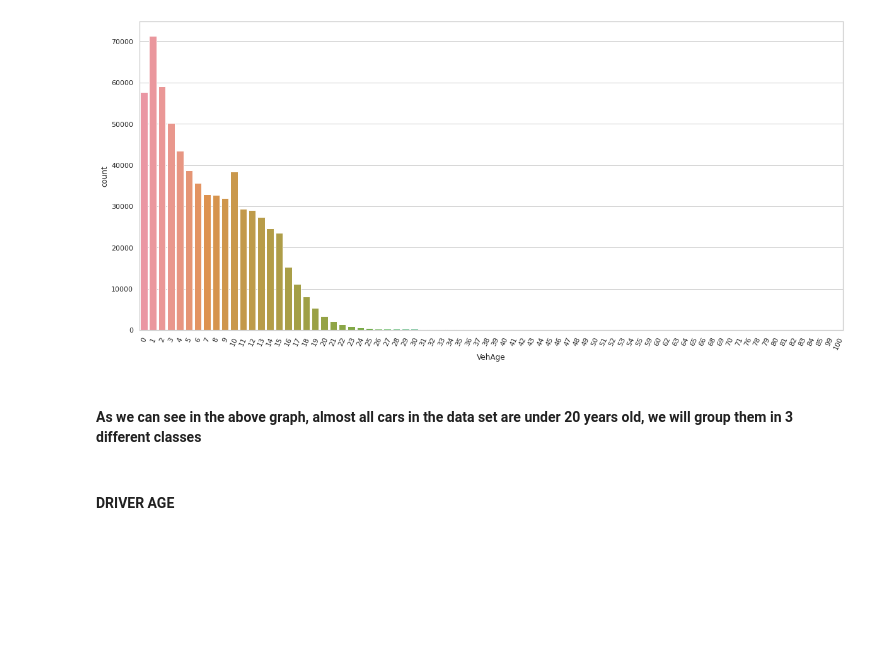
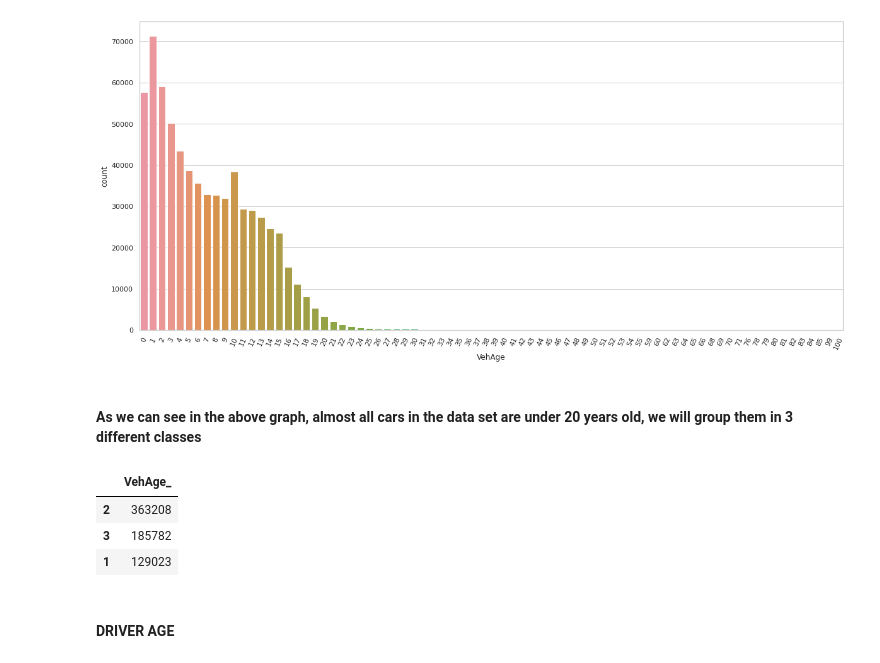
Before and after one commit to JulianTrufero/Claims-Frequency-Predicitons, a Jupyter notebook: claims_data.ipynb, the cells around one changed output. Drawn from its saved outputs; the diff is of its cells as text; code cells hidden in the pictures; blank space fills up the shorter version.

```diff
--- a/claims_data.ipynb
+++ b/claims_data.ipynb
@@ -235,6 +224,14 @@ def vehage_gr(x):
         return 3
 # %%
 claimsdf['VehAge_'] = claimsdf.VehAge.apply(lambda x: vehage_gr(x))
+# %%
+veh_age = pd.DataFrame(claimsdf.VehAge_.value_counts())
+veh_age
+# %% [output]
+|  | VehAge_ |
+| 2 | 363208 |
+| 3 | 185782 |
+| 1 | 129023 |
 # %% [markdown]
 #### DRIVER AGE
 # %% [markdown]
```
Also changed, not shown: parts of 5 cells of this notebook.
